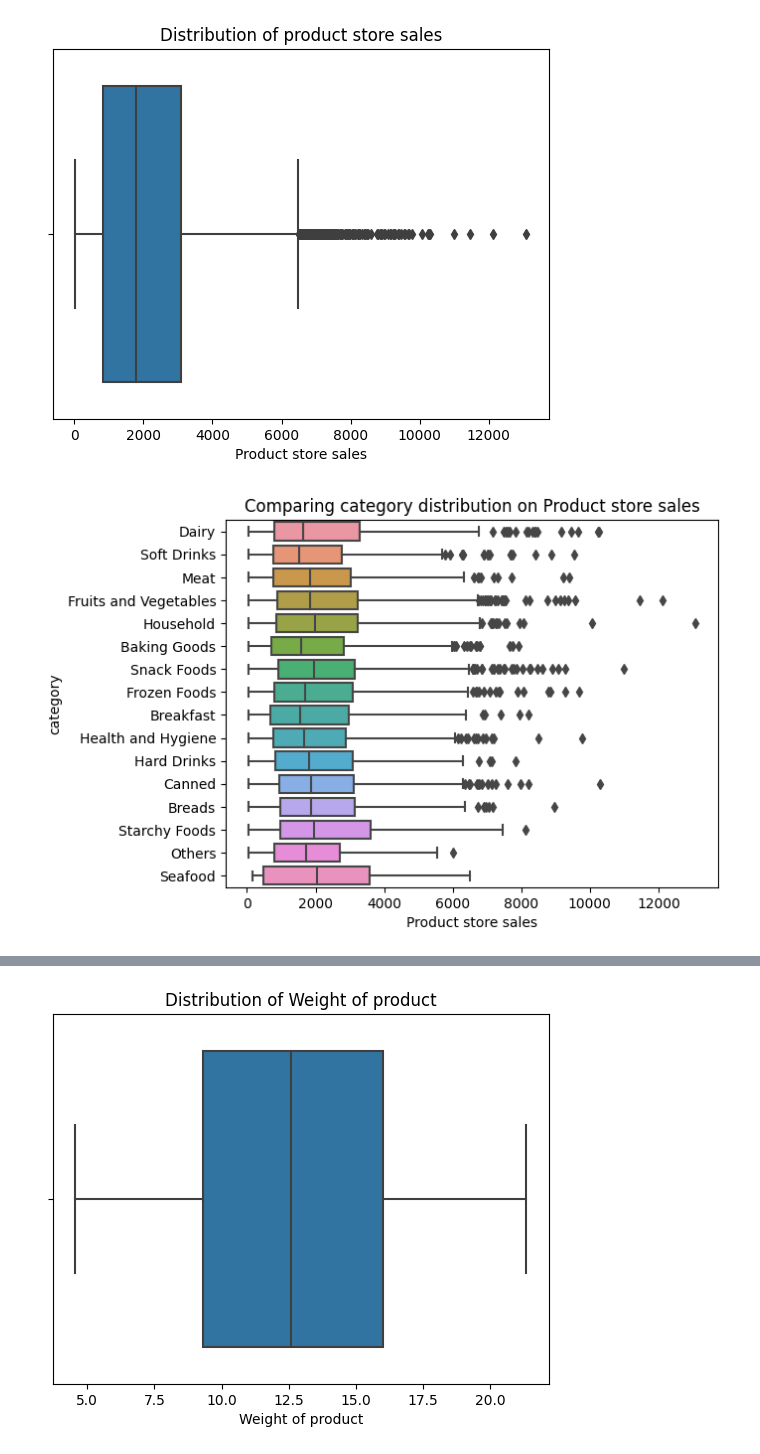
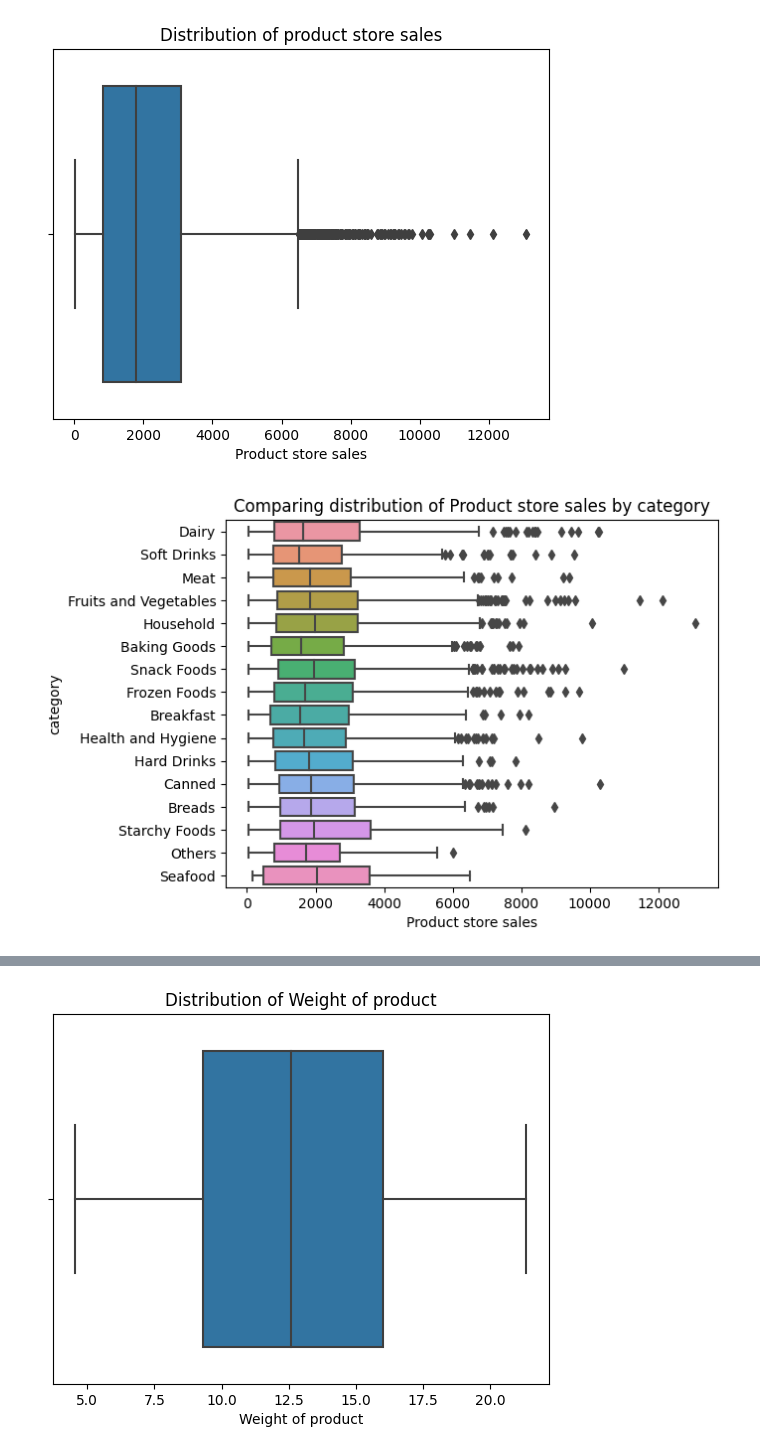
Before and after one commit to Qisam0322/Prediction-of-Product-Sales, a Jupyter notebook: Prediction_of_Product_Sales_Project.ipynb, the cells around one changed output, grey strips where cells are left out. Cells and saved outputs as stored; diff of their text form; code cells hidden in the pictures.

```diff
--- a/Prediction_of_Product_Sales_Project.ipynb
+++ b/Prediction_of_Product_Sales_Project.ipynb
@@ -446,9 +446,9 @@ ax.set_title('Distribution of product store sales');
 # %%
 #Comparing distributions of store sales by categories.
 ax=sns.boxplot(data=df,x='Product store sales',y='category')
-ax.set_title('Comparing category distribution on Product store sales');
+ax.set_title('Comparing distribution of Product store sales by category');
 # %% [output]
-[figure, old version]
+[figure, new version]
 # %%
 #50% of the product's MRPs are in the range between $90 to $180.
 ax=sns.boxplot(data=df,x='Max Retail Price')
```
Also changed, not shown: parts of 2 cells of this notebook.
